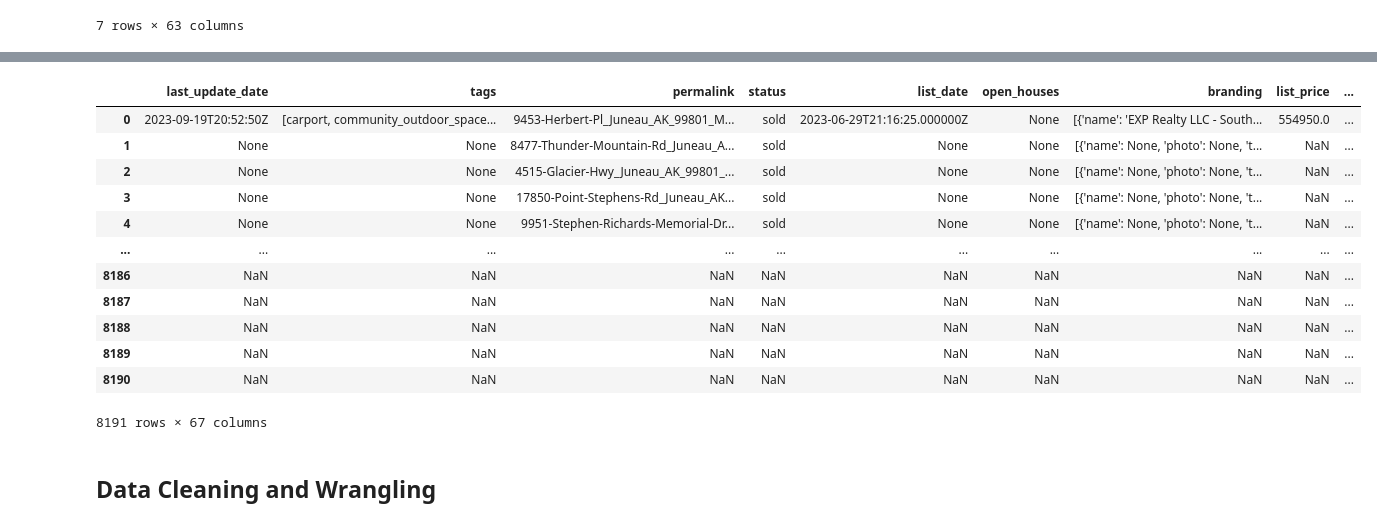
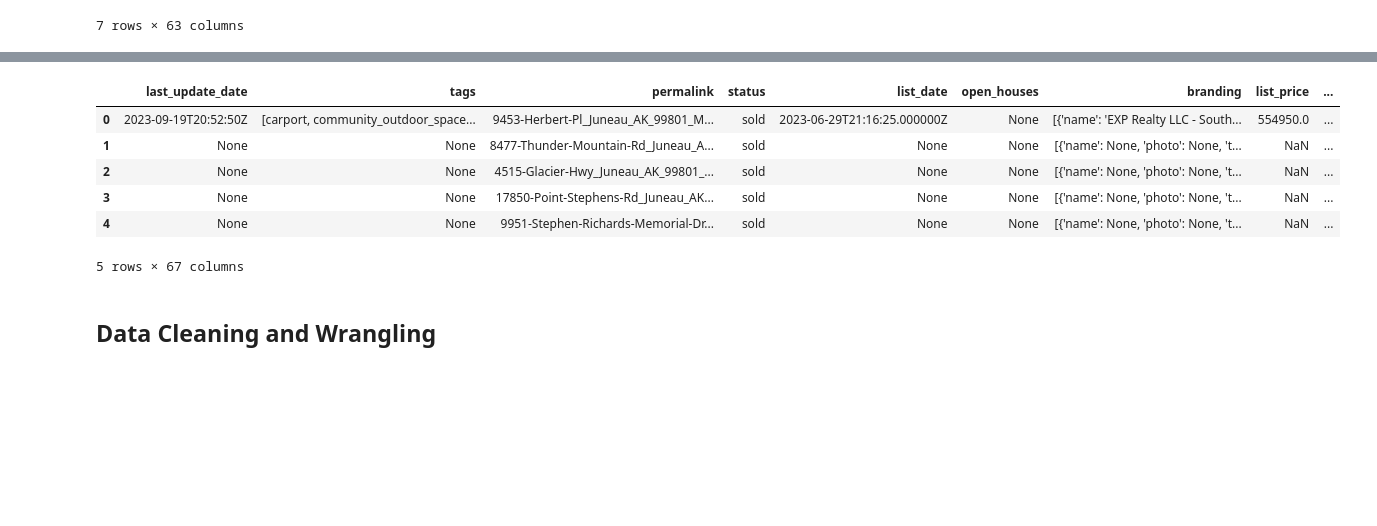
Before and after one commit to wjura/lhl-midterm-project, a Jupyter notebook: notebooks/1 - EDA.ipynb, the cells around one changed output, grey strips where cells are left out. Saved outputs shown, nothing was run; the diff lists cells and outputs as text; code cells hidden in the pictures; blank space fills up the shorter version.

```diff
--- a/notebooks/1 - EDA.ipynb
+++ b/notebooks/1 - EDA.ipynb
@@ -119,17 +113,11 @@ df
 # %%
 df = df.reset_index(drop = True)
-df
+df.head()
 # %% [output]
 |  | last_update_date | tags | permalink | status | list_date | open_houses | branding | list_price | ... |
 | 0 | 2023-09-19T20:52:50Z | [carport, community_outdoor_space... | 9453-Herbert-Pl_Juneau_AK_99801_M... | sold | 2023-06-29T21:16:25.000000Z | None | [{'name': 'EXP Realty LLC - South... | 554950.0 | ... |
 | 1 | None | None | 8477-Thunder-Mountain-Rd_Juneau_A... | sold | None | None | [{'name': None, 'photo': None, 't... | NaN | ... |
 | 2 | None | None | 4515-Glacier-Hwy_Juneau_AK_99801_... | sold | None | None | [{'name': None, 'photo': None, 't... | NaN | ... |
 | 3 | None | None | 17850-Point-Stephens-Rd_Juneau_AK... | sold | None | None | [{'name': None, 'photo': None, 't... | NaN | ... |
 | 4 | None | None | 9951-Stephen-Richards-Memorial-Dr... | sold | None | None | [{'name': None, 'photo': None, 't... | NaN | ... |
-| ... | ... | ... | ... | ... | ... | ... | ... | ... | ... |
-| 8186 | NaN | NaN | NaN | NaN | NaN | NaN | NaN | NaN | ... |
-| 8187 | NaN | NaN | NaN | NaN | NaN | NaN | NaN | NaN | ... |
-| 8188 | NaN | NaN | NaN | NaN | NaN | NaN | NaN | NaN | ... |
-| 8189 | NaN | NaN | NaN | NaN | NaN | NaN | NaN | NaN | ... |
-| 8190 | NaN | NaN | NaN | NaN | NaN | NaN | NaN | NaN | ... |
-8191 rows × 67 columns
+5 rows × 67 columns
```
Also changed, not shown: parts of 34 cells of this notebook.
